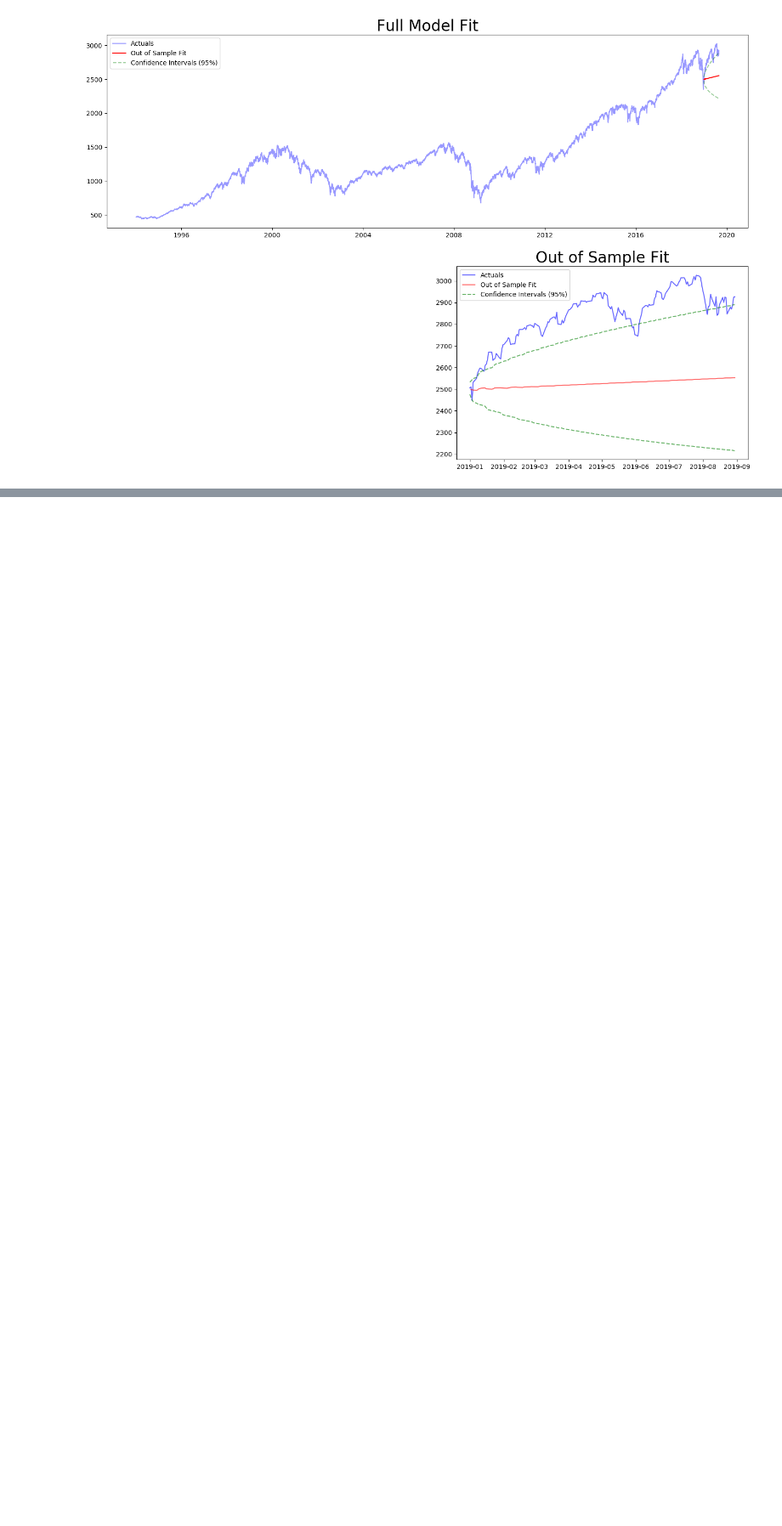
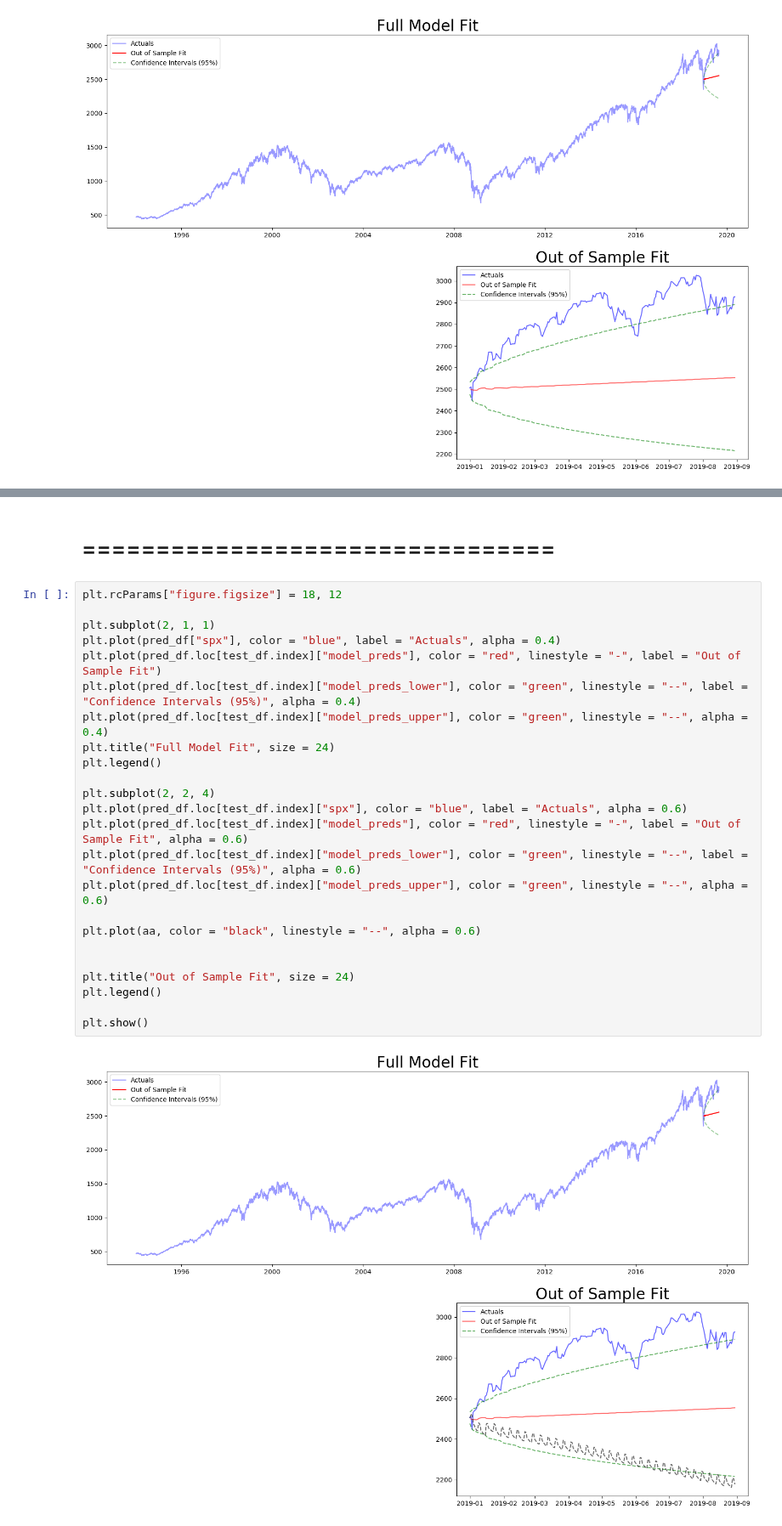
Before and after one commit to IvanovDmitryV/skillfactory_rds, a Jupyter notebook: Unit_7_restart/project-Part1.ipynb, the cells around one changed output, grey strips where cells are left out. Shown at 85% size. Saved outputs shown, nothing was run; the diff lists cells and outputs as text; blank space fills up the shorter version.

```diff
--- a/Unit_7_restart/project-Part1.ipynb
+++ b/Unit_7_restart/project-Part1.ipynb
@@ -318,0 +355,28 @@ smodel.summary()
+# %% [markdown]
+# ================================
+# %%
+plt.rcParams["figure.figsize"] = 18, 12
+
+plt.subplot(2, 1, 1)
+plt.plot(pred_df["spx"], color = "blue", label = "Actuals", alpha = 0.4)
+plt.plot(pred_df.loc[test_df.index]["model_preds"], color = "red", linestyle = "-", label = "Out of Sample Fit")
+plt.plot(pred_df.loc[test_df.index]["model_preds_lower"], color = "green", linestyle = "--", label = "Confidence Intervals (95%)", alpha = 0.4)
+plt.plot(pred_df.loc[test_df.index]["model_preds_upper"], color = "green", linestyle = "--", alpha = 0.4)
+plt.title("Full Model Fit", size = 24)
+plt.legend()
+
+plt.subplot(2, 2, 4)
+plt.plot(pred_df.loc[test_df.index]["spx"], color = "blue", label = "Actuals", alpha = 0.6)
+plt.plot(pred_df.loc[test_df.index]["model_preds"], color = "red", linestyle = "-", label = "Out of Sample Fit", alpha = 0.6)
+plt.plot(pred_df.loc[test_df.index]["model_preds_lower"], color = "green", linestyle = "--", label = "Confidence Intervals (95%)", alpha = 0.6)
+plt.plot(pred_df.loc[test_df.index]["model_preds_upper"], color = "green", linestyle = "--", alpha = 0.6)
+
+plt.plot(aa, color = "black", linestyle = "--", alpha = 0.6)
+
+
+plt.title("Out of Sample Fit", size = 24)
+plt.legend()
+
+plt.show()
+# %% [output]
+[figure, added]
```
Also changed, not shown: parts of 13 cells of this notebook, 4 other files.
